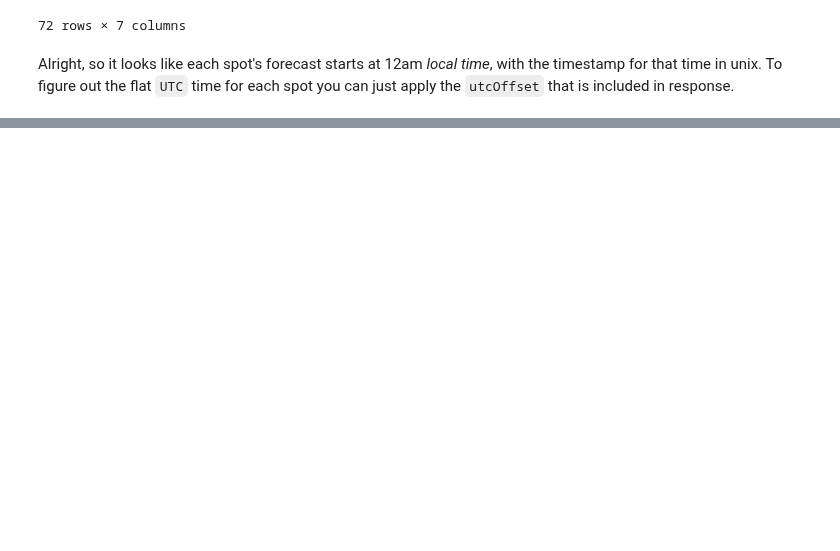
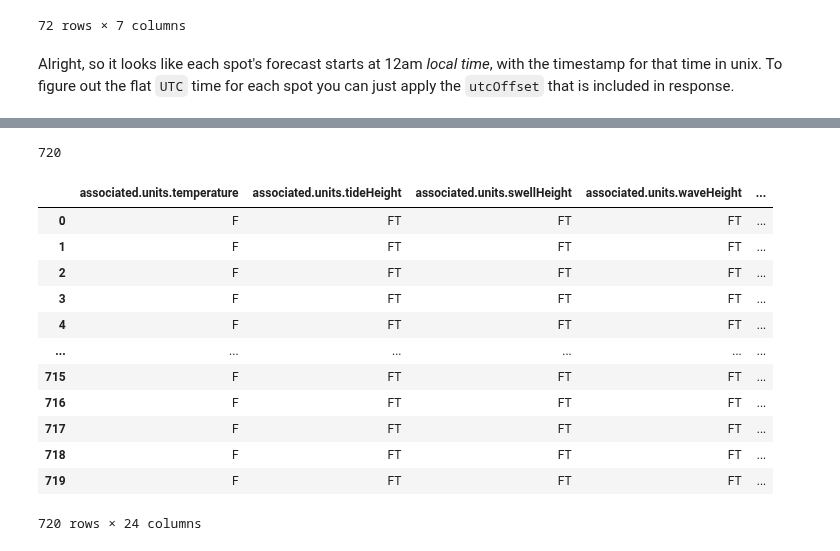
Before and after one commit to peterbull/bodhi-cast, a Jupyter notebook: nbs/python/240329_sl_api.ipynb, the cells around one changed output, grey strips where cells are left out. Saved outputs shown, nothing was run; the diff lists cells and outputs as text; code cells hidden in the pictures; blank space fills up the shorter version.

```diff
--- a/nbs/python/240329_sl_api.ipynb
+++ b/nbs/python/240329_sl_api.ipynb
@@ -268,0 +312,3 @@ with SessionLocal() as db:
+# %%
+jetty_meta_df = pd.json_normalize(jetty_waves)
+jetty_meta_df.drop(['data.wave','permissions.data', 'permissions.violations'], inplace=True, axis=1)
@@ -268,0 +327,27 @@ with SessionLocal() as db:
+# %%
+jetty_wave_df = pd.json_normalize(
+    jetty_waves,
+    record_path=["data", "wave", "swells"],
+)
+# %%
+len(jetty_wave_df)
+# %% [output]
+720
+# %%
+jetty_comb_df = pd.merge(jetty_meta_df, jetty_wave_df, how='cross')
+# %%
+jetty_comb_df
+# %% [output]
+|  | associated.units.temperature | associated.units.tideHeight | associated.units.swellHeight | associated.units.waveHeight | ... |
+| 0 | F | FT | FT | FT | ... |
+| 1 | F | FT | FT | FT | ... |
+| 2 | F | FT | FT | FT | ... |
+| 3 | F | FT | FT | FT | ... |
+| 4 | F | FT | FT | FT | ... |
+| ... | ... | ... | ... | ... | ... |
+| 715 | F | FT | FT | FT | ... |
+| 716 | F | FT | FT | FT | ... |
+| 717 | F | FT | FT | FT | ... |
+| 718 | F | FT | FT | FT | ... |
+| 719 | F | FT | FT | FT | ... |
+720 rows × 24 columns
```
Also changed, not shown: parts of 15 cells of this notebook, 1 other file.
